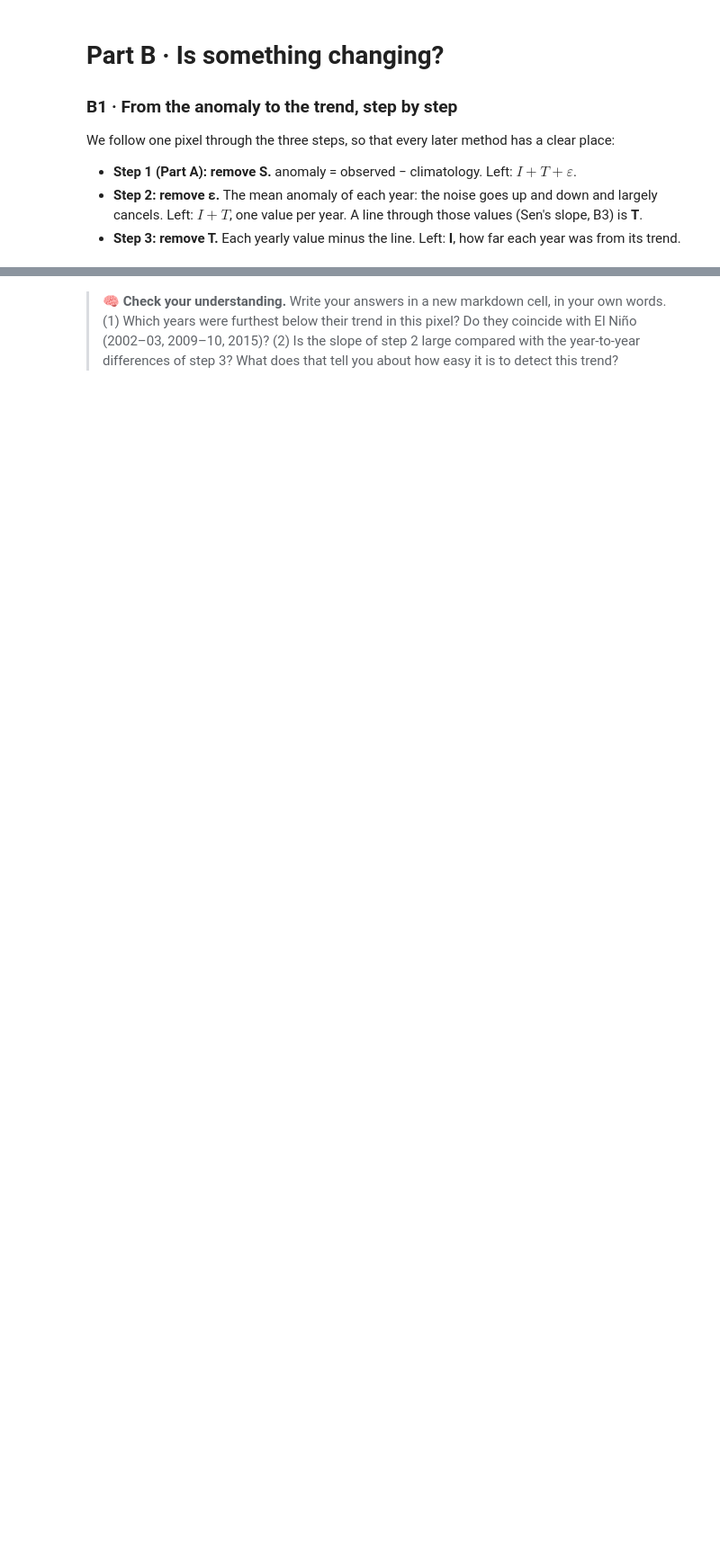
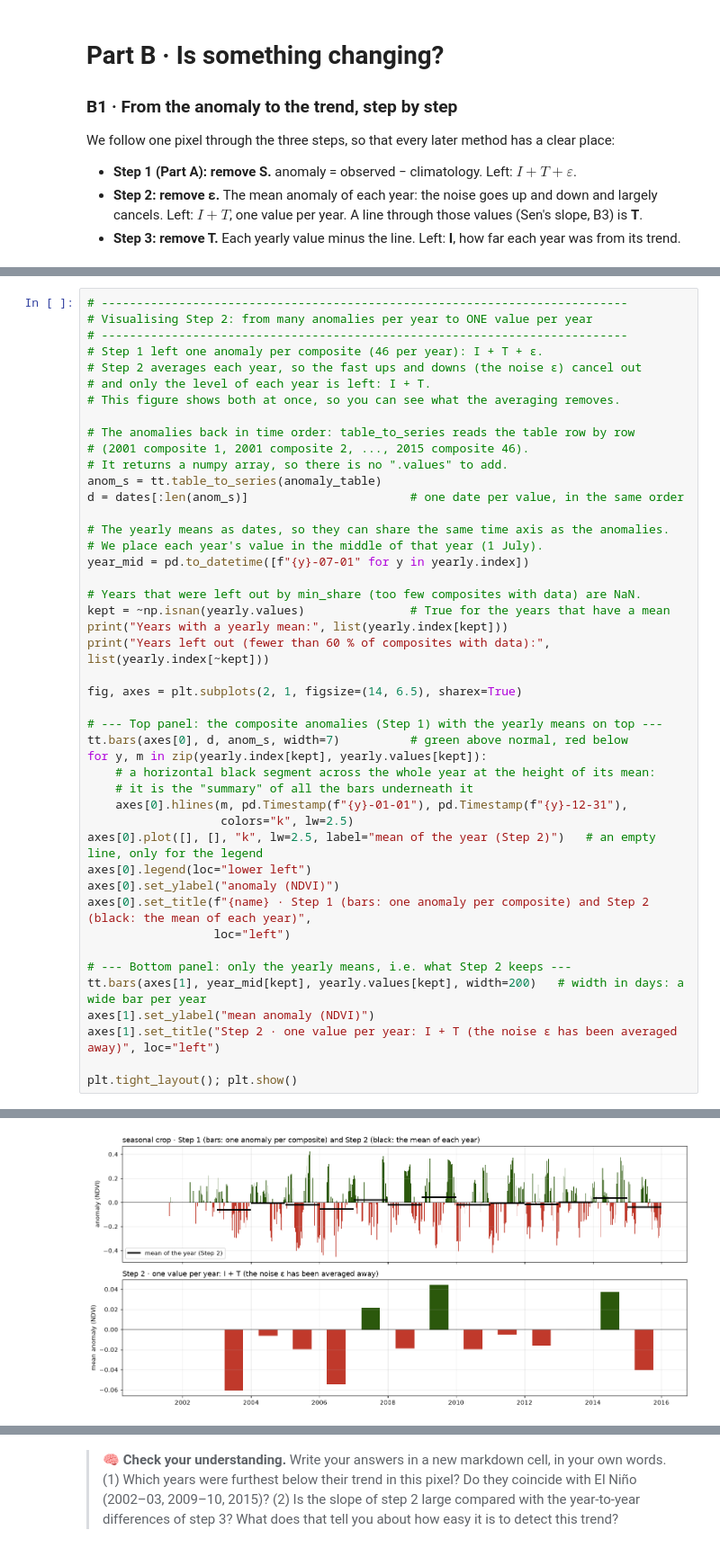
Before and after one commit to un-msc-geomatica/geoprocessing_20262, a Jupyter notebook: notebooks/week10_partB_trends.ipynb, the cells around one changed output, grey strips where cells are left out. Shown at 90% size. Cells and saved outputs as stored; diff of their text form; blank space fills up the shorter version.

```diff
--- a/notebooks/week10_partB_trends.ipynb
+++ b/notebooks/week10_partB_trends.ipynb
@@ -105,0 +186,46 @@ print(yearly.round(3).to_string())
+# %%
+# ---------------------------------------------------------------------------
+# Visualising Step 2: from many anomalies per year to ONE value per year
+# ---------------------------------------------------------------------------
+# Step 1 left one anomaly per composite (46 per year): I + T + ε.
+# Step 2 averages each year, so the fast ups and downs (the noise ε) cancel out
+# and only the level of each year is left: I + T.
+# This figure shows both at once, so you can see what the averaging removes.
+
+# The anomalies back in time order: table_to_series reads the table row by row
+# (2001 composite 1, 2001 composite 2, ..., 2015 composite 46).
+# It returns a numpy array, so there is no ".values" to add.
+anom_s = tt.table_to_series(anomaly_table)
+d = dates[:len(anom_s)]                       # one date per value, in the same order
+
+# The yearly means as dates, so they can share the same time axis as the anomalies.
+# We place each year's value in the middle of that year (1 July).
+year_mid = pd.to_datetime([f"{y}-07-01" for y in yearly.index])
+
+# Years that were left out by min_share (too few composites with data) are NaN.
+kept = ~np.isnan(yearly.values)               # True for the years that have a mean
+print("Years with a yearly mean:", list(yearly.index[kept]))
+print("Years left out (fewer than 60 % of composites with data):", list(yearly.index[~kept]))
+
+fig, axes = plt.subplots(2, 1, figsize=(14, 6.5), sharex=True)
+
+# --- Top panel: the composite anomalies (Step 1) with the yearly means on top ---
+tt.bars(axes[0], d, anom_s, width=7)          # green above normal, red below
+for y, m in zip(yearly.index[kept], yearly.values[kept]):
+    # a horizontal black segment across the whole year at the height of its mean:
+    # it is the "summary" of all the bars underneath it
+    axes[0].hlines(m, pd.Timestamp(f"{y}-01-01"), pd.Timestamp(f"{y}-12-31"),
+                   colors="k", lw=2.5)
+axes[0].plot([], [], "k", lw=2.5, label="mean of the year (Step 2)")   # an empty line, only for the legend
+axes[0].legend(loc="lower left")
+axes[0].set_ylabel("anomaly (NDVI)")
+axes[0].set_title(f"{name} · Step 1 (bars: one anomaly per composite) and Step 2 (black: the mean of each year)",
+                  loc="left")
+
+# --- Bottom panel: only the yearly means, i.e. what Step 2 keeps ---
+tt.bars(axes[1], year_mid[kept], yearly.values[kept], width=200)   # width in days: a wide bar per year
+axes[1].set_ylabel("mean anomaly (NDVI)")
+axes[1].set_title("Step 2 · one value per year: I + T (the noise ε has been averaged away)", loc="left")
+
+plt.tight_layout(); plt.show()
+# %% [output]
@@ -105,0 +234 @@ print(yearly.round(3).to_string())
+[figure, added]
```
Also changed, not shown: parts of 40 cells of this notebook.
